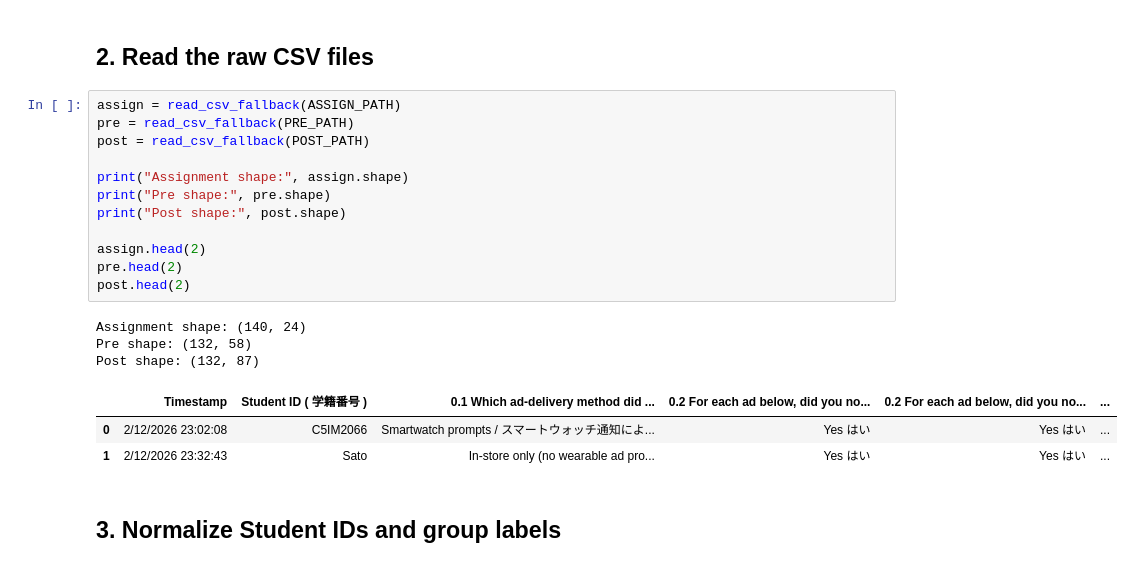
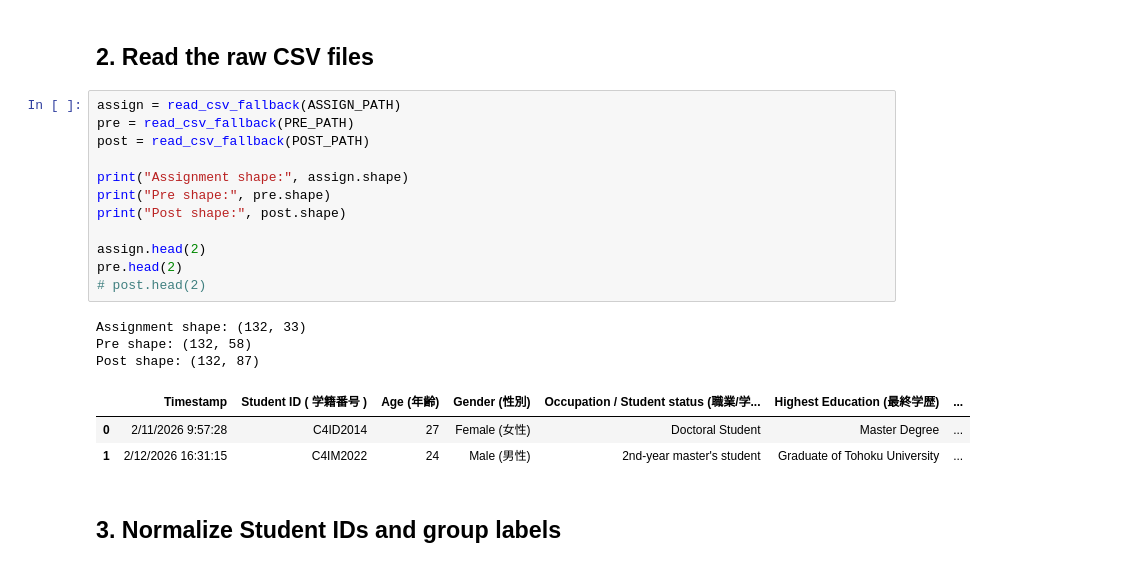
Before and after one commit to Matus-Tanonwong/Meta_Quest_Videos, a Jupyter notebook: no_gaze_pipeline_notebook.ipynb, the cells around one changed output. Drawn from its saved outputs; the diff is of its cells as text.

```diff
--- a/no_gaze_pipeline_notebook.ipynb
+++ b/no_gaze_pipeline_notebook.ipynb
@@ -362,22 +394,22 @@ def brand_match(resp_brand, true_root):
 # %%
 assign = read_csv_fallback(ASSIGN_PATH)
 pre = read_csv_fallback(PRE_PATH)
 post = read_csv_fallback(POST_PATH)
 
 print("Assignment shape:", assign.shape)
 print("Pre shape:", pre.shape)
 print("Post shape:", post.shape)
 
 assign.head(2)
 pre.head(2)
-post.head(2)
+# post.head(2)
 # %% [output]
-Assignment shape: (140, 24)
+Assignment shape: (132, 33)
 Pre shape: (132, 58)
 Post shape: (132, 87)
-|  | Timestamp | Student ID ( 学籍番号 ) | 0.1 Which ad-delivery method did ... | 0.2 For each ad below, did you no... | 0.2 For each ad below, did you no... | ... |
-| 0 | 2/12/2026 23:02:08 | C5IM2066 | Smartwatch prompts / スマートウォッチ通知によ... | Yes はい | Yes はい | ... |
-| 1 | 2/12/2026 23:32:43 | Sato | In-store only (no wearable ad pro... | Yes はい | Yes はい | ... |
+|  | Timestamp | Student ID ( 学籍番号 ) | Age (年齢) | Gender (性別) | Occupation / Student status (職業/学... | Highest Education (最終学歴) | ... |
+| 0 | 2/11/2026 9:57:28 | C4ID2014 | 27 | Female (女性) | Doctoral Student | Master Degree | ... |
+| 1 | 2/12/2026 16:31:15 | C4IM2022 | 24 | Male (男性) | 2nd-year master's student | Graduate of Tohoku University | ... |
 # %% [markdown]
 ## 3. Normalize Student IDs and group labels
 # %%
```
Also changed, not shown: parts of 21 cells of this notebook, 2 other files.
